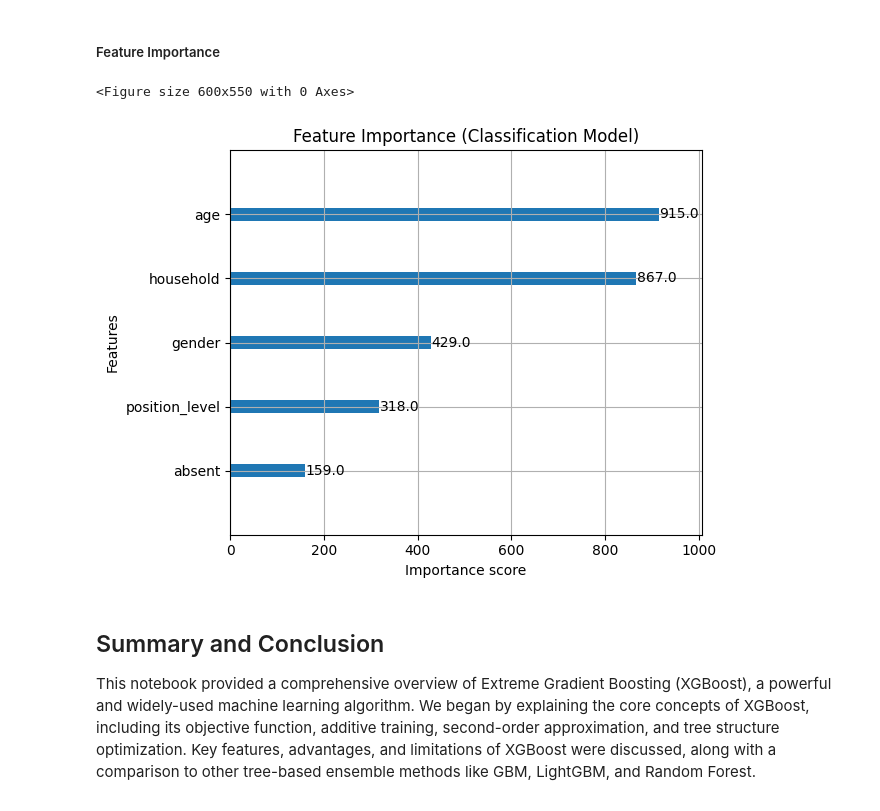
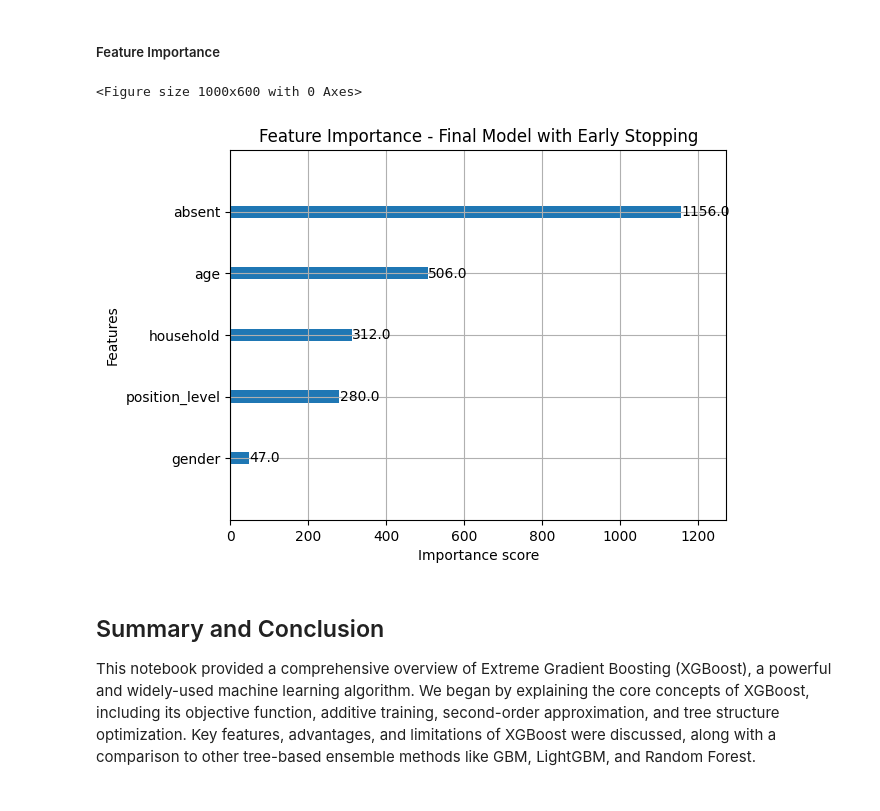
Before and after one commit to zia207/python-colab, a Jupyter notebook: NoteBook/Machine_Learning/Tree_based/03-01-03-03-tree-based-models-gradient-boosted-xboost-python.ipynb, the cells around one changed output. Drawn from its saved outputs; the diff is of its cells as text; code cells hidden in the pictures.

```diff
--- a/NoteBook/Machine_Learning/Tree_based/03-01-03-03-tree-based-models-gradient-boosted-xboost-python.ipynb
+++ b/NoteBook/Machine_Learning/Tree_based/03-01-03-03-tree-based-models-gradient-boosted-xboost-python.ipynb
@@ -665,19 +669,11 @@ Early stopping in XGBoost is a technique used to prevent overfitting by monitori
 In XGBoost, this is implemented by monitoring a performance metric (e.g., RMSE for regression) on a validation dataset during training. If the metric does not improve for a defined number of consecutive rounds (early_stopping_rounds), training stops, and the model returns the iteration with the best performance. This helps select an optimal number of boosting rounds (nrounds) without overfitting to the training data.
 # %%
 # Fit Model with Early Stopping
-params_early_stopping = {
-    'max_depth': best_params['max_depth'],
-    'eta': best_params['learning_rate'],
-    'objective': 'reg:squarederror',
-    'eval_metric': 'rmse',
-    'subsample': best_params['subsample'],
-    'colsample_bytree': best_params['colsample_bytree']
-}
 early_stopping_model = xgb.train(
-    params_early_stopping,
-    dtrain,
+    params=best_params,
+    dtrain=dtrain,
     num_boost_round=1000,
-    evals=[(dtest, 'test')],
+    evals=[(dtrain, 'train'), (dtest, 'test')],
     early_stopping_rounds=10,
     verbose_eval=False
 )
@@ -861,0 +867,10 @@ XGBClassifier(base_score=None, booster=None, callbacks=None,
+# %%
+# Fit Final Model with Best Parameters
+best_params.update({'objective': 'multi:softmax', 'num_class': 3, 'eval_metric': 'merror'})
+final_model_classification = xgb.train(
+    params=best_params,
+    dtrain=dtrain_classification,
+    num_boost_round=best_params.get('n_estimators', 100),  # Default to 100 if 'n_estimators' is not in best_params
+    evals=[(dtrain_classification, 'train'), (dtest_classification, 'test')],
+    verbose_eval=False
+)
@@ -862,2 +879,12 @@ XGBClassifier(base_score=None, booster=None, callbacks=None,
+# %%
+# Fit Model with Early Stopping
+early_stopping_model = xgb.train(
+    params=best_params,
+    dtrain=dtrain_classification,
+    num_boost_round=1000,
+    evals=[(dtrain_classification, 'train'), (dtest_classification, 'test')],
+    early_stopping_rounds=10,
+    verbose_eval=False
+)
 # %% [markdown]
 ##### Predictions and Evaluation
@@ -882,15 +919,14 @@ Confusion Matrix (Final Classification Model):
 # %% [markdown]
 ##### Feature Importance
 # %%
-# Variable Importance
-plt.figure(figsize=(6, 5.5))
-xgb.plot_importance(final_model_classification, max_num_features=10)
-plt.title('Feature Importance (Classification Model)')
-plt.tight_layout()
+# Variable Importance (Final Model)
+plt.figure(figsize=(10, 6))
+xgb.plot_importance(early_stopping_model, max_num_features=10)
+plt.title("Feature Importance - Final Model with Early Stopping")
 plt.show()
 # %% [output]
-<Figure size 600x550 with 0 Axes>
+<Figure size 1000x600 with 0 Axes>
-[figure, old version]
+[figure, new version]
 # %% [markdown]
 ## Summary and Conclusion
 
```
Also changed, not shown: parts of 28 cells of this notebook.
